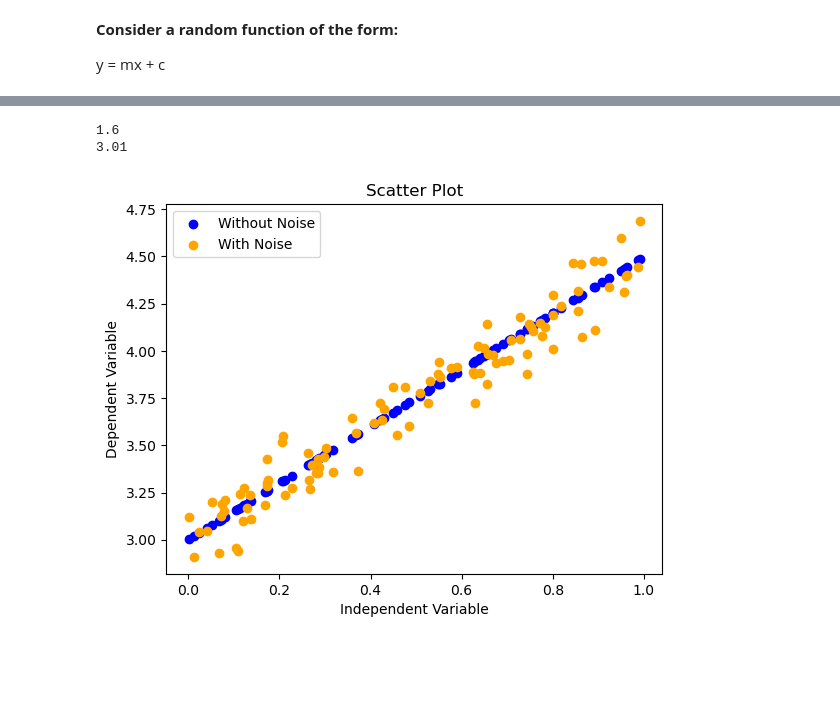
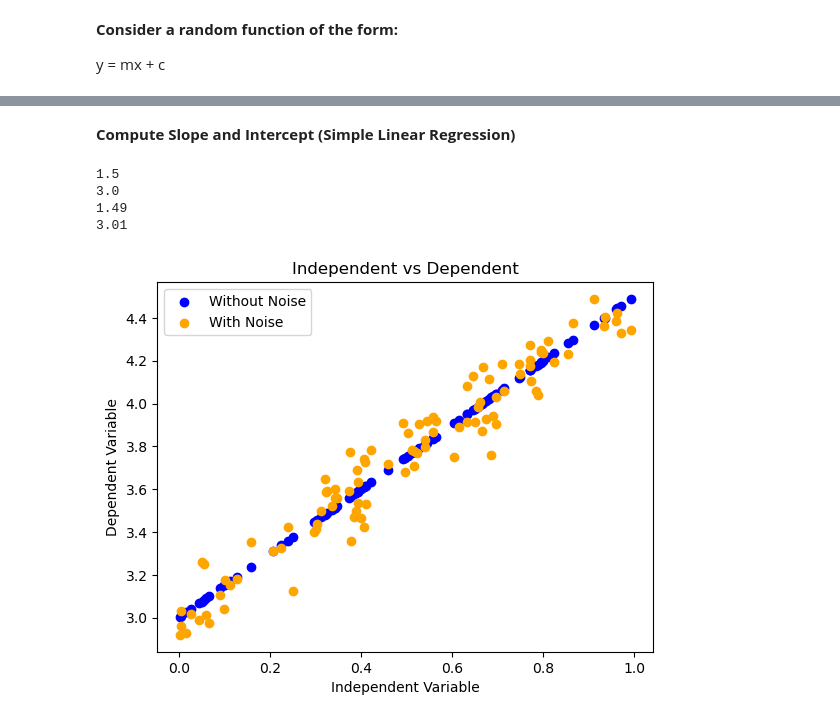
Before and after one commit to yk0766/MLAfterHoursAssignments, a Jupyter notebook: Linear Regression.ipynb, the cells around one changed output, grey strips where cells are left out. Cells and saved outputs as stored; diff of their text form; code cells hidden in the pictures; blank space fills up the shorter version.

Commit message:
Linear Regression Progress

```diff
--- a/Linear Regression.ipynb
+++ b/Linear Regression.ipynb
@@ -64 +12,15 @@ def Linear_equ (x, nums, w1, w0, mean, sigma):
+# %%
+def generate_linear_data(x_values, num_points, slope, intercept, noise_mean, noise_std):
+
+    # Step 1 — Generate random noise from a normal distribution
+    noise = np.random.normal(noise_mean, noise_std, num_points)
+
+    # Step 2 — Apply linear equation y = mx + c
+    # Then add noise to simulate real-world imperfect data
+    y_values = slope * x_values + intercept + noise
+
+    # Step 3 — Return generated y values
+    return y_values
+# %% [markdown]
+**Compute Slope and Intercept (Simple Linear Regression)**
 # %%
@@ -75,22 +53,41 @@ def slope_intercept(x, y):
     return w1, w0
-# %%
-x = np.random.random(100)
-y = Linear_equ(x, 100, 1.5, 3, 0, 0)
-yn = Linear_equ(x, 100, 1.5, 3, 0, 1)
-m, c = slope_intercept(x, yn)
-print(round(m,2))
-print(round(c,2))
-# %% [output]
-1.6
-3.01
+# %%
+
+# Step 1 — Generate random input values
+x_inputs = np.random.random(100)
+
+# Step 2 — Generate output data from the true model (no noise)
+y = generate_linear_data(x_inputs, 100, 1.5, 3, 0, 0)
+
+# Step 3 — Generate output data with noise
+yn = generate_linear_data(x_inputs, 100, 1.5, 3, 0, 0.1)
+
+# Step 4 — Estimate slope and intercept from perfect data
+m_est, c_est = linear_regression_coefficients(x_inputs, y)
+
+# Step 5 — Estimate slope and intercept from noisy data
+m_est_noise, c_est_noise = linear_regression_coefficients(x_inputs, yn)
+
+# Step 6 — Print estimated parameters
+print(round(m_est, 2)) # Estimated slope for perfect data
+print(round(c_est, 2)) # Estimated intercept for perfect data
+
+print(round(m_est_noise, 2)) # Estimated slope for noisy data
+print(round(c_est_noise, 2)) # Estimated intercept for noisy data
+# %% [output]
+1.5
+3.0
+1.49
+3.01
 # %%
 import matplotlib.pyplot as plt
-plt.scatter(x, y, color='blue', label='Without Noise')
-plt.scatter(x, yn, color='orange', label='With Noise')
+plt.scatter(x_inputs, y, color='blue', label='Without Noise')
+plt.scatter(x_inputs, yn, color='orange', label='With Noise')
 plt.xlabel("Independent Variable")
 plt.ylabel("Dependent Variable")
-plt.title("Scatter Plot")
+#plt.yscale(3)
+plt.title("Independent vs Dependent")
 plt.legend()
 plt.show()
 # %% [output]
-[figure, old version]
+[figure, new version]
```
Also changed, not shown: parts of 9 cells of this notebook.
